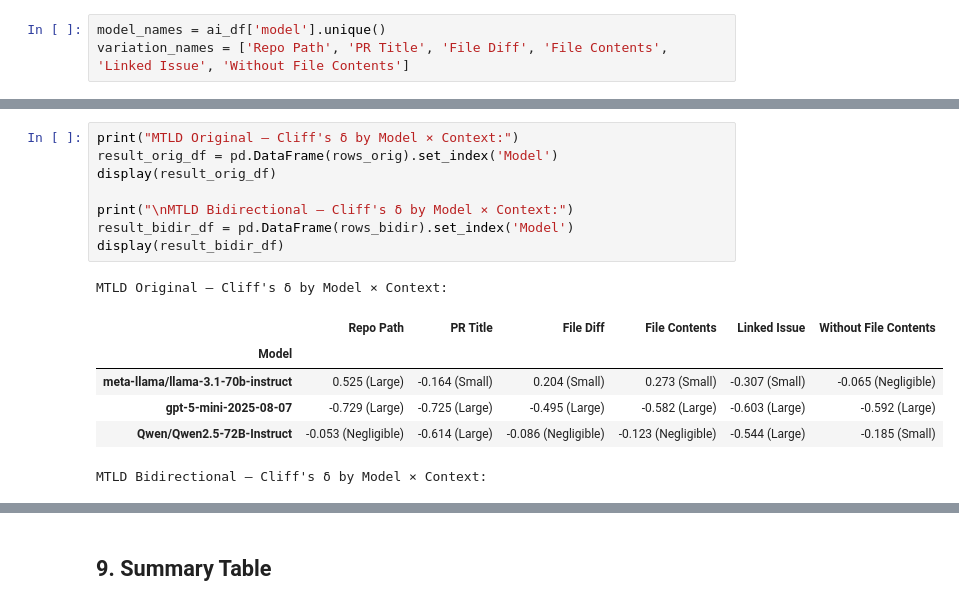
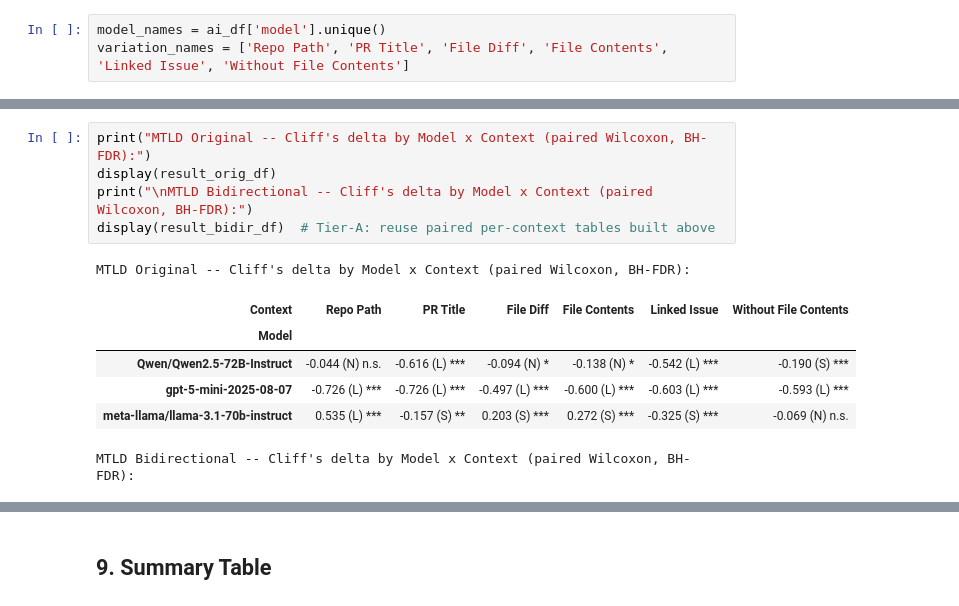
Before and after one commit to NAIST-SE/generated-ai-pull-requests-replication, a Jupyter notebook: analysis/analysis_rq2_mtld.ipynb, the cells around one changed output, grey strips where cells are left out. Cells and saved outputs as stored; diff of their text form.

```diff
--- a/analysis/analysis_rq2_mtld.ipynb
+++ b/analysis/analysis_rq2_mtld.ipynb
@@ -475,16 +492,13 @@ for model in model_names:
 # %%
-print("MTLD Original — Cliff's δ by Model × Context:")
-result_orig_df = pd.DataFrame(rows_orig).set_index('Model')
+print("MTLD Original -- Cliff's delta by Model x Context (paired Wilcoxon, BH-FDR):")
 display(result_orig_df)
-
-print("\nMTLD Bidirectional — Cliff's δ by Model × Context:")
-result_bidir_df = pd.DataFrame(rows_bidir).set_index('Model')
-display(result_bidir_df)
+print("\nMTLD Bidirectional -- Cliff's delta by Model x Context (paired Wilcoxon, BH-FDR):")
+display(result_bidir_df)  # Tier-A: reuse paired per-context tables built above
 # %% [output]
-MTLD Original — Cliff's δ by Model × Context:
+MTLD Original -- Cliff's delta by Model x Context (paired Wilcoxon, BH-FDR):
-|  | Repo Path | PR Title | File Diff | File Contents | Linked Issue | Without File Contents |
+| Context | Repo Path | PR Title | File Diff | File Contents | Linked Issue | Without File Contents |
 | Model |  |  |  |  |  |  |
-| meta-llama/llama-3.1-70b-instruct | 0.525 (Large) | -0.164 (Small) | 0.204 (Small) | 0.273 (Small) | -0.307 (Small) | -0.065 (Negligible) |
-| gpt-5-mini-2025-08-07 | -0.729 (Large) | -0.725 (Large) | -0.495 (Large) | -0.582 (Large) | -0.603 (Large) | -0.592 (Large) |
-| Qwen/Qwen2.5-72B-Instruct | -0.053 (Negligible) | -0.614 (Large) | -0.086 (Negligible) | -0.123 (Negligible) | -0.544 (Large) | -0.185 (Small) |
+| Qwen/Qwen2.5-72B-Instruct | -0.044 (N) n.s. | -0.616 (L) *** | -0.094 (N) * | -0.138 (N) * | -0.542 (L) *** | -0.190 (S) *** |
+| gpt-5-mini-2025-08-07 | -0.726 (L) *** | -0.726 (L) *** | -0.497 (L) *** | -0.600 (L) *** | -0.603 (L) *** | -0.593 (L) *** |
+| meta-llama/llama-3.1-70b-instruct | 0.535 (L) *** | -0.157 (S) ** | 0.203 (S) *** | 0.272 (S) *** | -0.325 (S) *** | -0.069 (N) n.s. |
-MTLD Bidirectional — Cliff's δ by Model × Context:
+MTLD Bidirectional -- Cliff's delta by Model x Context (paired Wilcoxon, BH-FDR):
```
Also changed, not shown: parts of 5 cells of this notebook, 13 other files.
